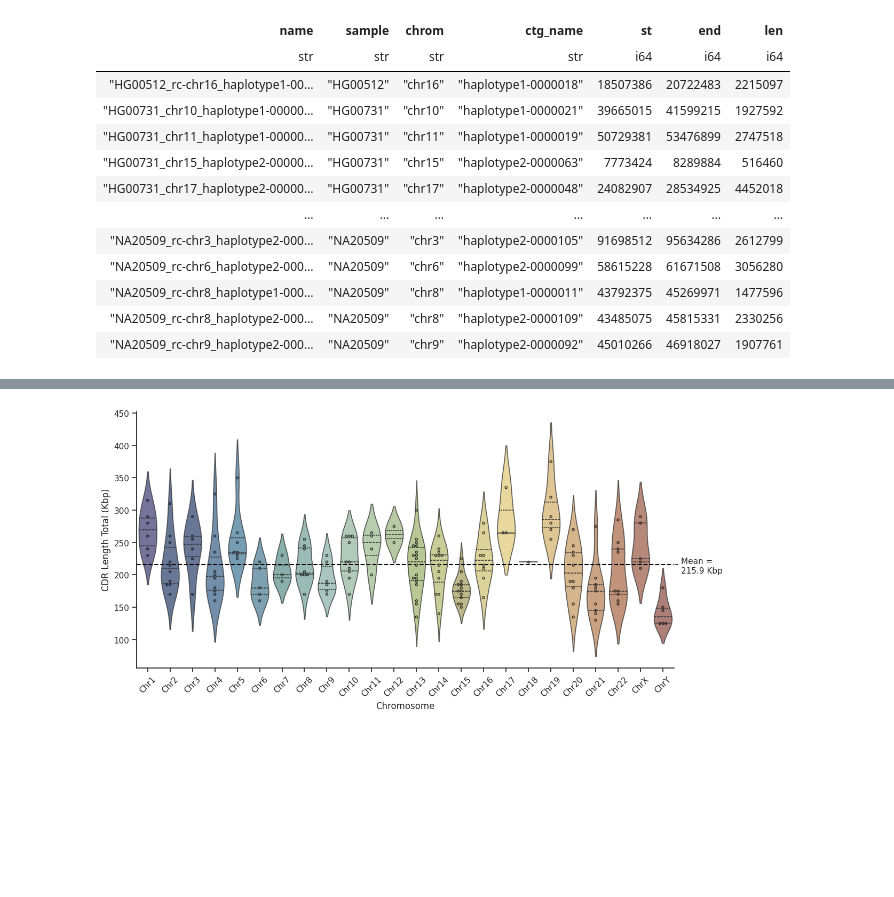
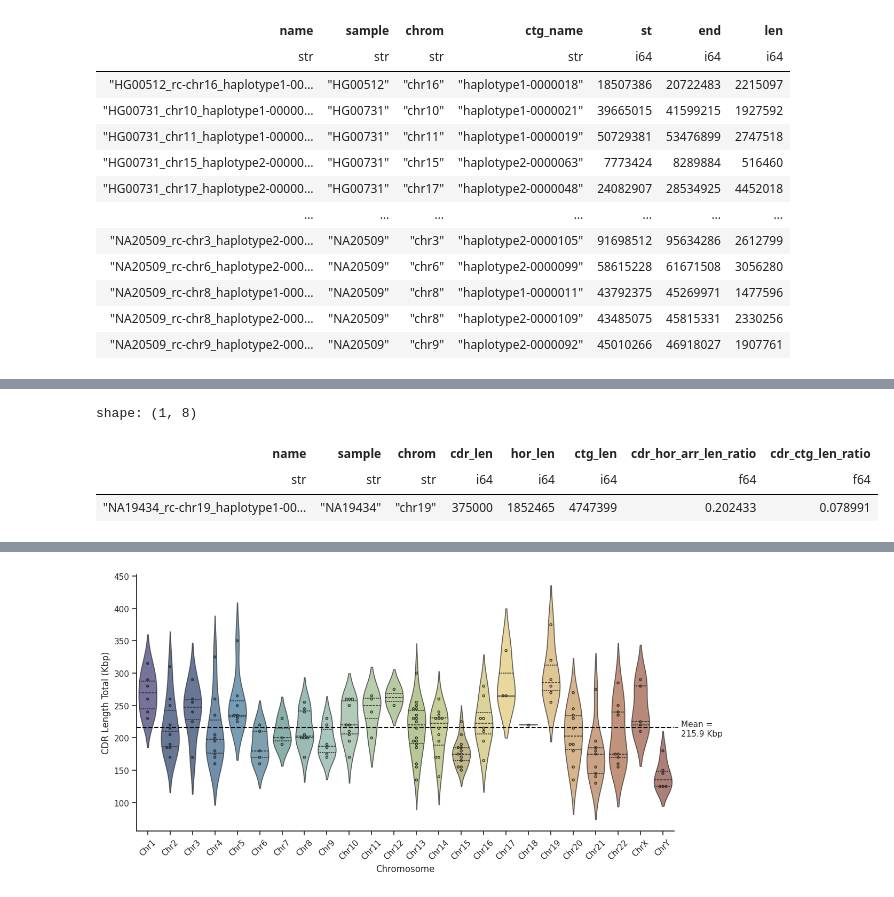
Before and after one commit to koisland/cdr-analysis, a Jupyter notebook: relative_pos.ipynb, the cells around one changed output, grey strips where cells are left out. Drawn from its saved outputs; the diff is of its cells as text; code cells hidden in the pictures; blank space fills up the shorter version.

```diff
--- a/relative_pos.ipynb
+++ b/relative_pos.ipynb
@@ -244,0 +232,7 @@ shape: (3, 8)
+# %%
+df_length_ratios.filter(pl.col("cdr_len") == pl.col("cdr_len").max())
+# %% [output]
+shape: (1, 8)
+| name | sample | chrom | cdr_len | hor_len | ctg_len | cdr_hor_arr_len_ratio | cdr_ctg_len_ratio |
+| str | str | str | i64 | i64 | i64 | f64 | f64 |
+| "NA19434_rc-chr19_haplotype1-00… | "NA19434" | "chr19" | 375000 | 1852465 | 4747399 | 0.202433 | 0.078991 |
```
Also changed, not shown: parts of 3 cells of this notebook.
